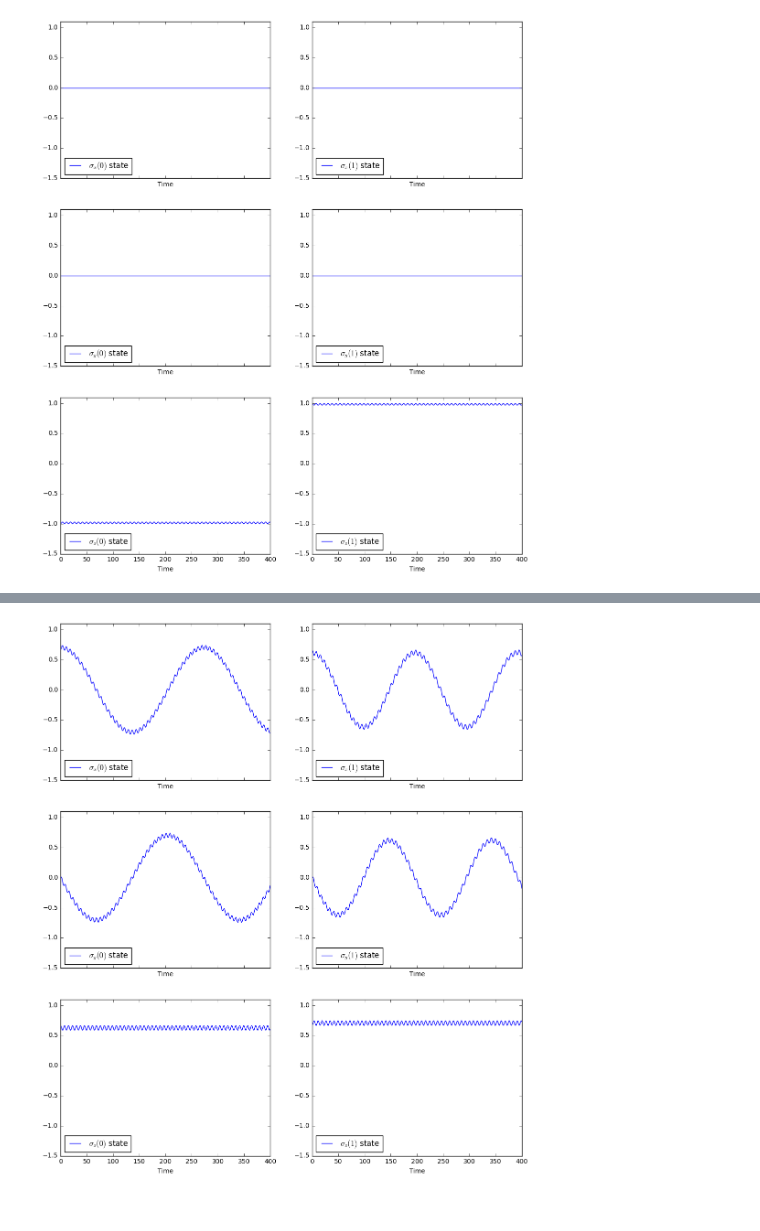
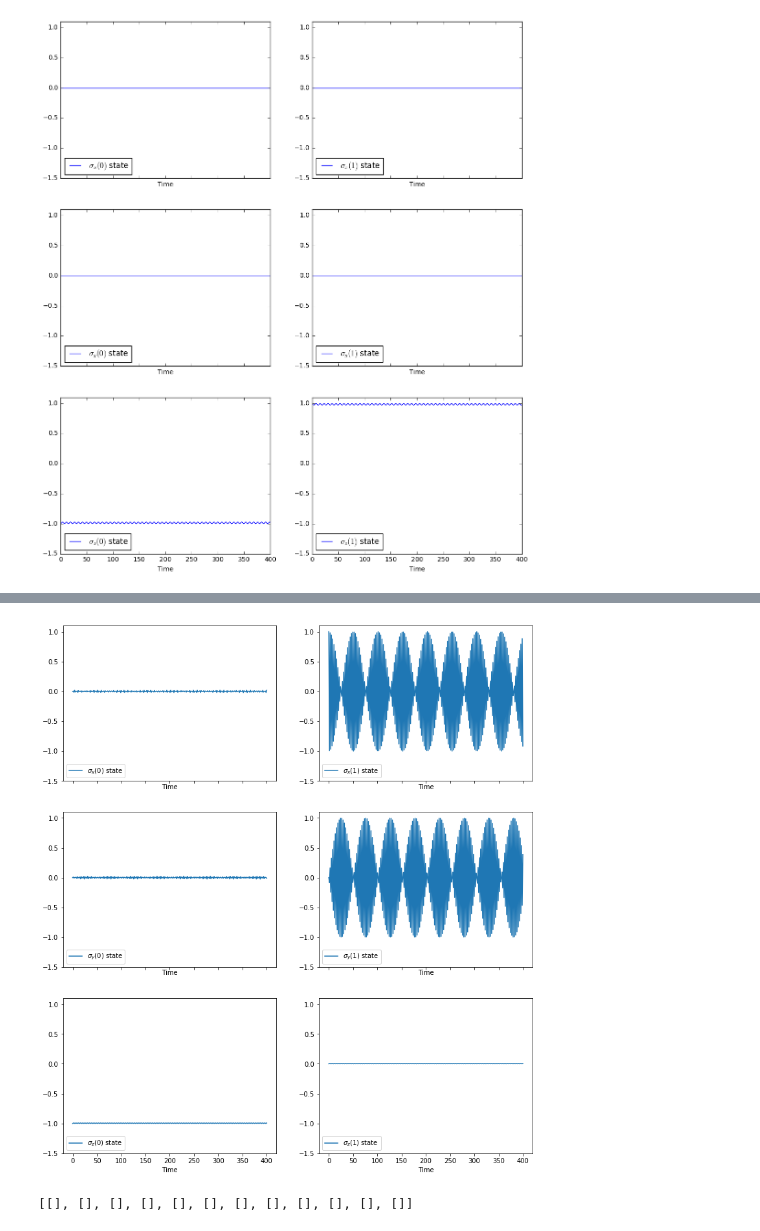
Before and after one commit to safoex/qubitlab, a Jupyter notebook: python/qutip/2qubit.ipynb, the cells around one changed output, grey strips where cells are left out. Cells and saved outputs as stored; diff of their text form; code cells hidden in the pictures.

```diff
--- a/python/qutip/2qubit.ipynb
+++ b/python/qutip/2qubit.ipynb
@@ -300,4 +315,5 @@ Tvis_out(output2)
-# %%
-Tvis_out(output2)
-# %% [output]
-[figure, removed]
+# %%
+output3 = observe(output, [TSx, TSy, TSz], [0,0])
+Tvis_out(output3)
+# %% [output]
+[figure, added]
@@ -303,0 +322,4 @@ Tvis_out(output2)
+# %%
+[[]]*6*2
+# %% [output]
+[[], [], [], [], [], [], [], [], [], [], [], []]
```
Also changed, not shown: parts of 11 cells of this notebook.
